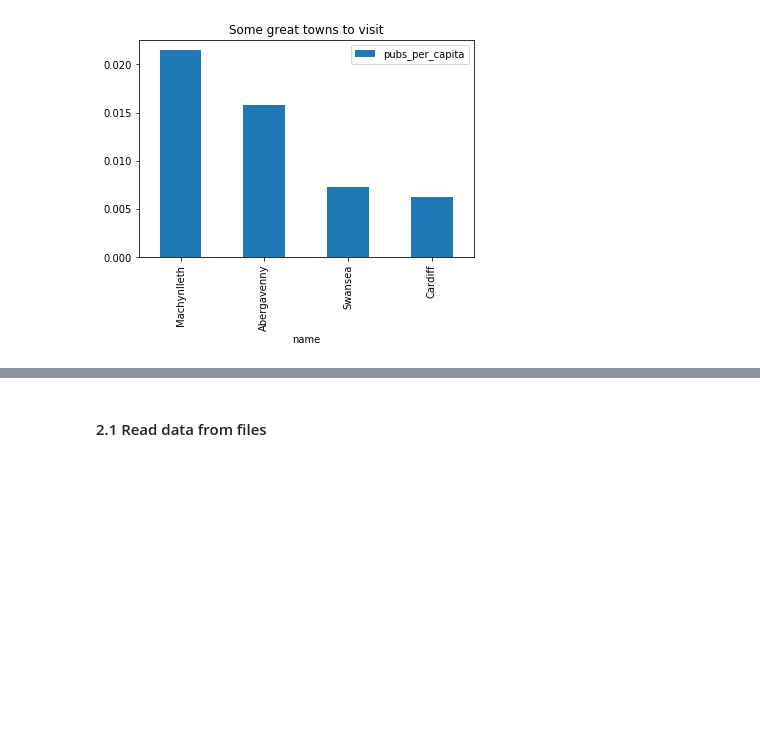
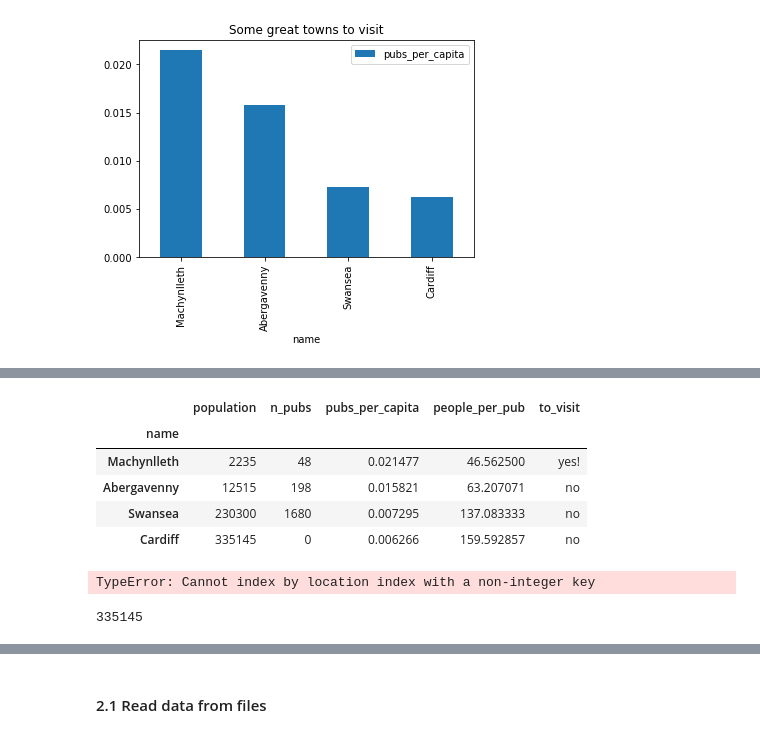
Before and after one commit to worldbank/Python-for-Data-Science, a Jupyter notebook: week 3/Week 3 - Pandas.ipynb, the cells around one changed output, grey strips where cells are left out. Saved outputs shown, nothing was run; the diff lists cells and outputs as text; code cells hidden in the pictures; blank space fills up the shorter version.

```diff
--- a/week 3/Week 3 - Pandas.ipynb
+++ b/week 3/Week 3 - Pandas.ipynb
@@ -158,0 +179,4 @@ See the caveats in the documentation: http://pandas.pydata.org/pandas-docs/stabl
+# %%
+# you can also use this to set values:
+towns_df.loc[towns_df['name'] == 'Cardiff', 'n_pubs'] = 0
+towns_df.head(5)
@@ -158,0 +204,20 @@ See the caveats in the documentation: http://pandas.pydata.org/pandas-docs/stabl
+# %%
+towns_df = towns_df.set_index('name')
+towns_df
+# %% [output]
+|  | population | n_pubs | pubs_per_capita | people_per_pub | to_visit |
+| name |  |  |  |  |  |
+| Machynlleth | 2235 | 48 | 0.021477 | 46.562500 | yes! |
+| Abergavenny | 12515 | 198 | 0.015821 | 63.207071 | no |
+| Swansea | 230300 | 1680 | 0.007295 | 137.083333 | no |
+| Cardiff | 335145 | 0 | 0.006266 | 159.592857 | no |
+# %%
+# this will fail as Cardiff is not an indexer
+towns_df.iloc['Cardiff']
+# %% [output]
+TypeError: Cannot index by location index with a non-integer key
+# %%
+# reformatting the towns_df DataFrame to make 'name' the index allows me to make calls like this using loc:
+towns_df.loc['Cardiff','population']
+# %% [output]
+335145
```
Also changed, not shown: parts of 52 cells of this notebook.
